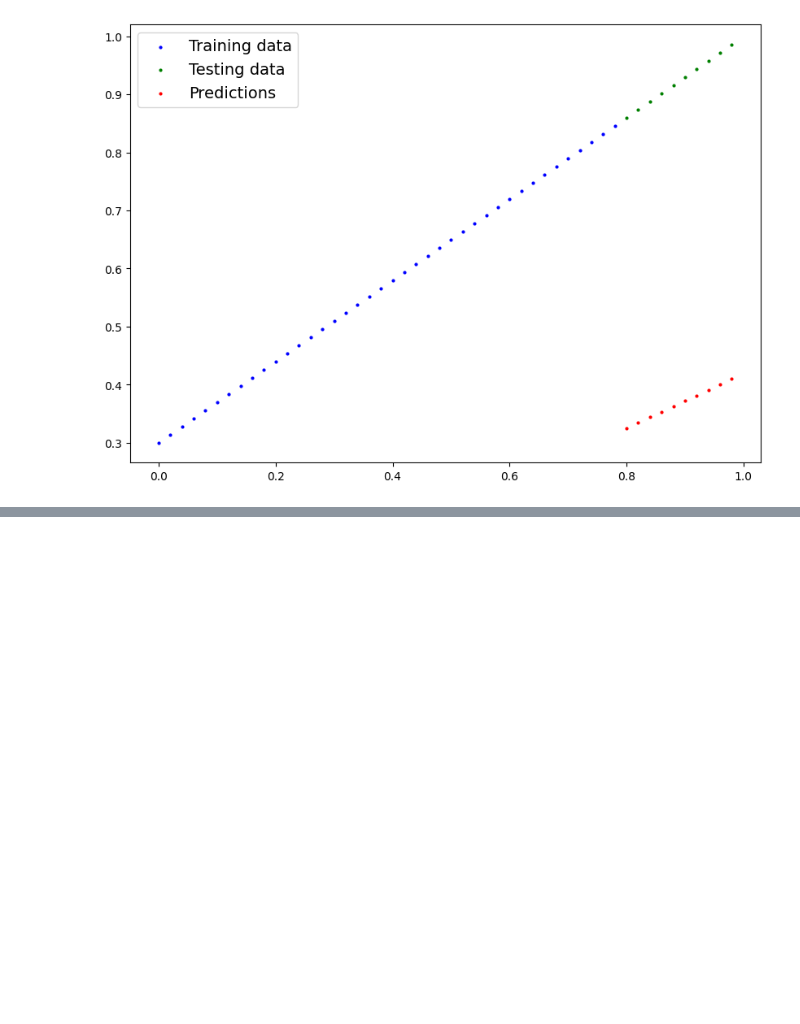
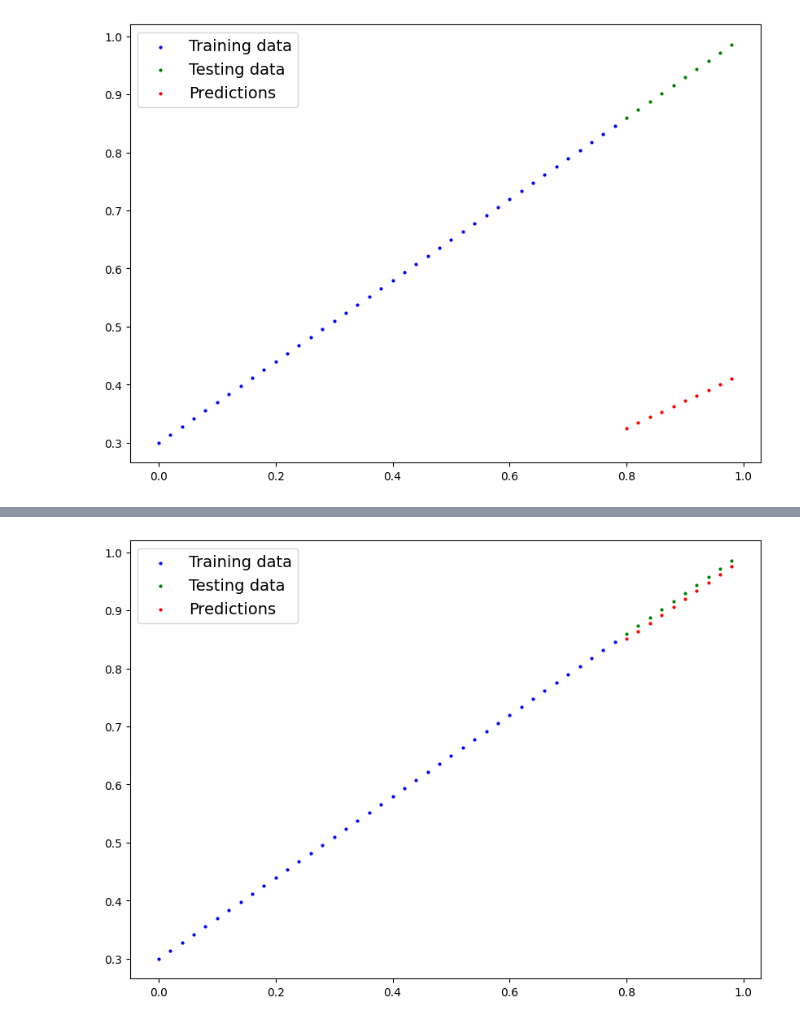
Before and after one commit to yungshun317/torch-dnn, a Jupyter notebook: workflow.ipynb, the cells around one changed output, grey strips where cells are left out. Drawn from its saved outputs; the diff is of its cells as text; code cells hidden in the pictures; blank space fills up the shorter version.

```diff
--- a/workflow.ipynb
+++ b/workflow.ipynb
@@ -125,0 +205,6 @@ plot_predictions(predictions=y_preds)
+# %%
+model.eval()
+
+with torch.inference_mode():
+  y_preds = model(X_test)
+y_preds
@@ -125,0 +222,4 @@ plot_predictions(predictions=y_preds)
+# %%
+plot_predictions(predictions=y_preds)
+# %% [output]
+[figure, added]
```
Also changed, not shown: parts of 6 cells of this notebook.
